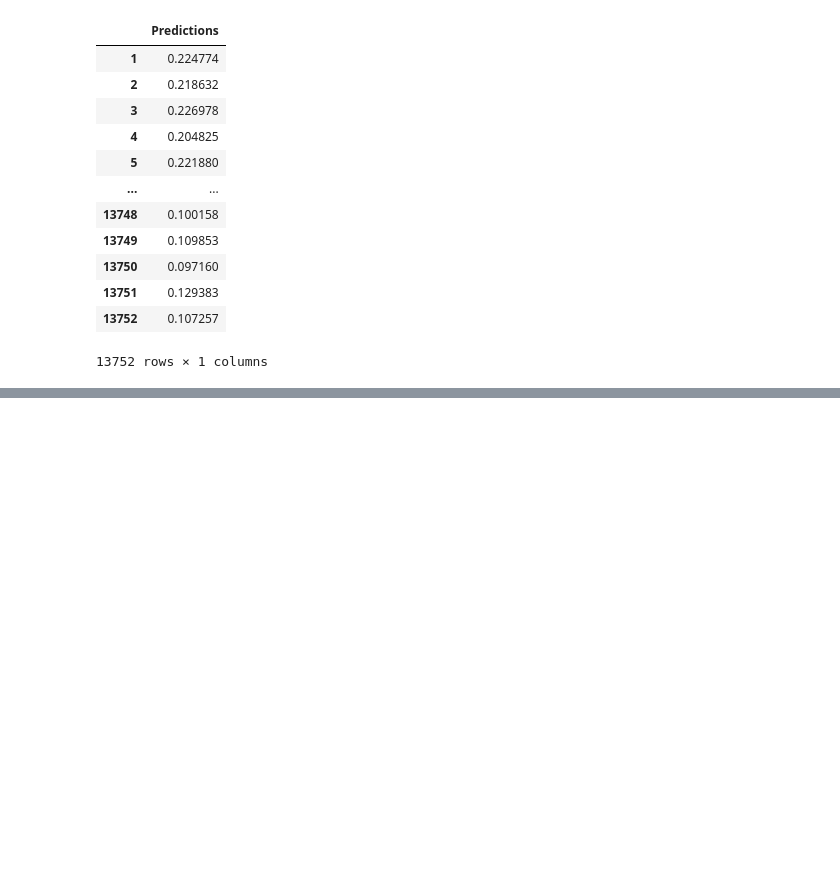
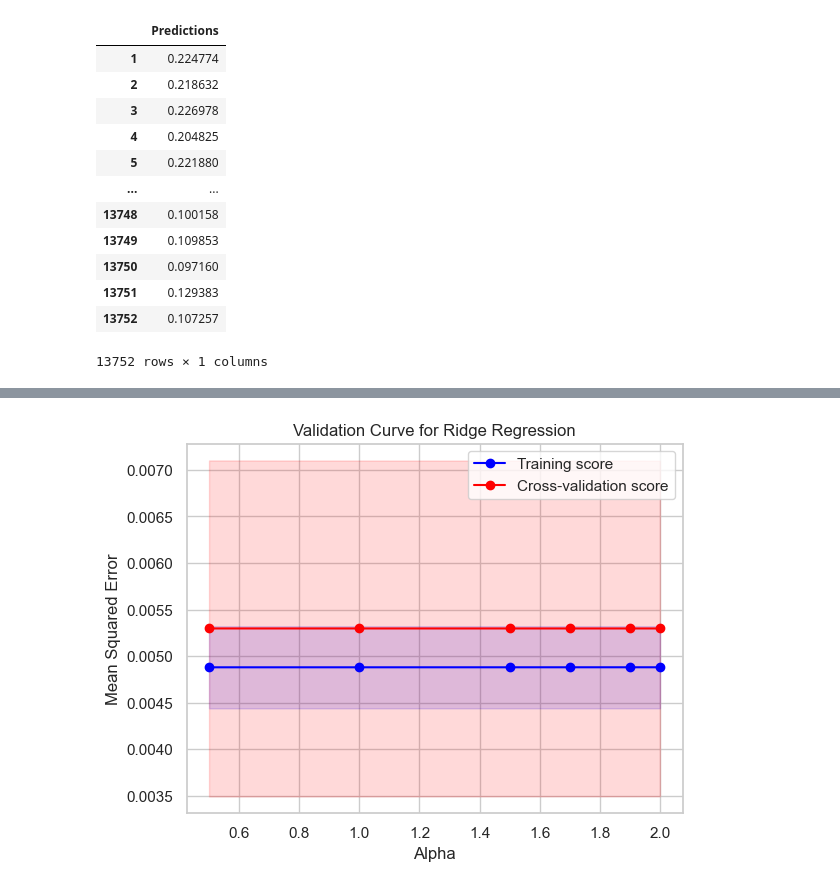
Before and after one commit to Ashraf-Khabar/Mean-time-to-predict-the-Occupation-Of-Trains, a Jupyter notebook: main.ipynb, the cells around one changed output, grey strips where cells are left out. Saved outputs shown, nothing was run; the diff lists cells and outputs as text; code cells hidden in the pictures; blank space fills up the shorter version.

```diff
--- a/main.ipynb
+++ b/main.ipynb
@@ -569,0 +615,30 @@ predictions_df
+# %%
+from sklearn.model_selection import validation_curve
+param_range = alphas
+train_scores, test_scores = validation_curve(
+    Ridge(), X_train, y, param_name="alpha", param_range=param_range,
+    scoring="neg_mean_squared_error", cv=5
+)
+
+# Calculate mean and standard deviation for training set scores
+train_mean = -np.mean(train_scores, axis=1)
+train_std = np.std(train_scores, axis=1)
+
+# Calculate mean and standard deviation for test set scores
+test_mean = -np.mean(test_scores, axis=1)
+test_std = np.std(test_scores, axis=1)
+
+# Plotting the validation curve
+plt.plot(param_range, train_mean, label="Training score", color="blue", marker='o')
+plt.fill_between(param_range, train_mean - train_std, train_mean + train_std, alpha=0.15, color="blue")
+
+plt.plot(param_range, test_mean, label="Cross-validation score", color="red", marker='o')
+plt.fill_between(param_range, test_mean - test_std, test_mean + test_std, alpha=0.15, color="red")
+
+plt.xlabel("Alpha")
+plt.ylabel("Mean Squared Error")
+plt.title("Validation Curve for Ridge Regression")
+plt.legend()
+plt.show()
+# %% [output]
+[figure, added]
```
Also changed, not shown: parts of 6 cells of this notebook.
